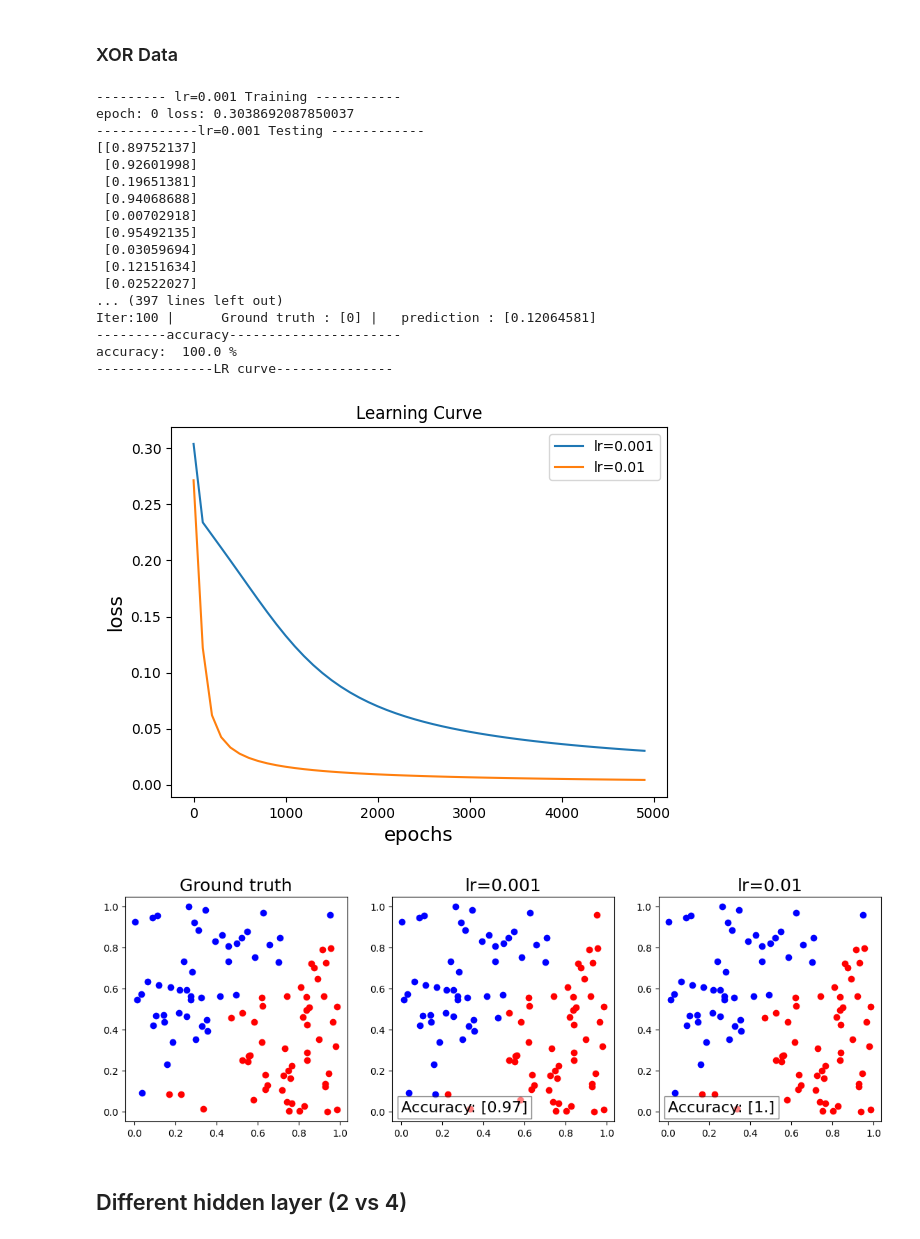
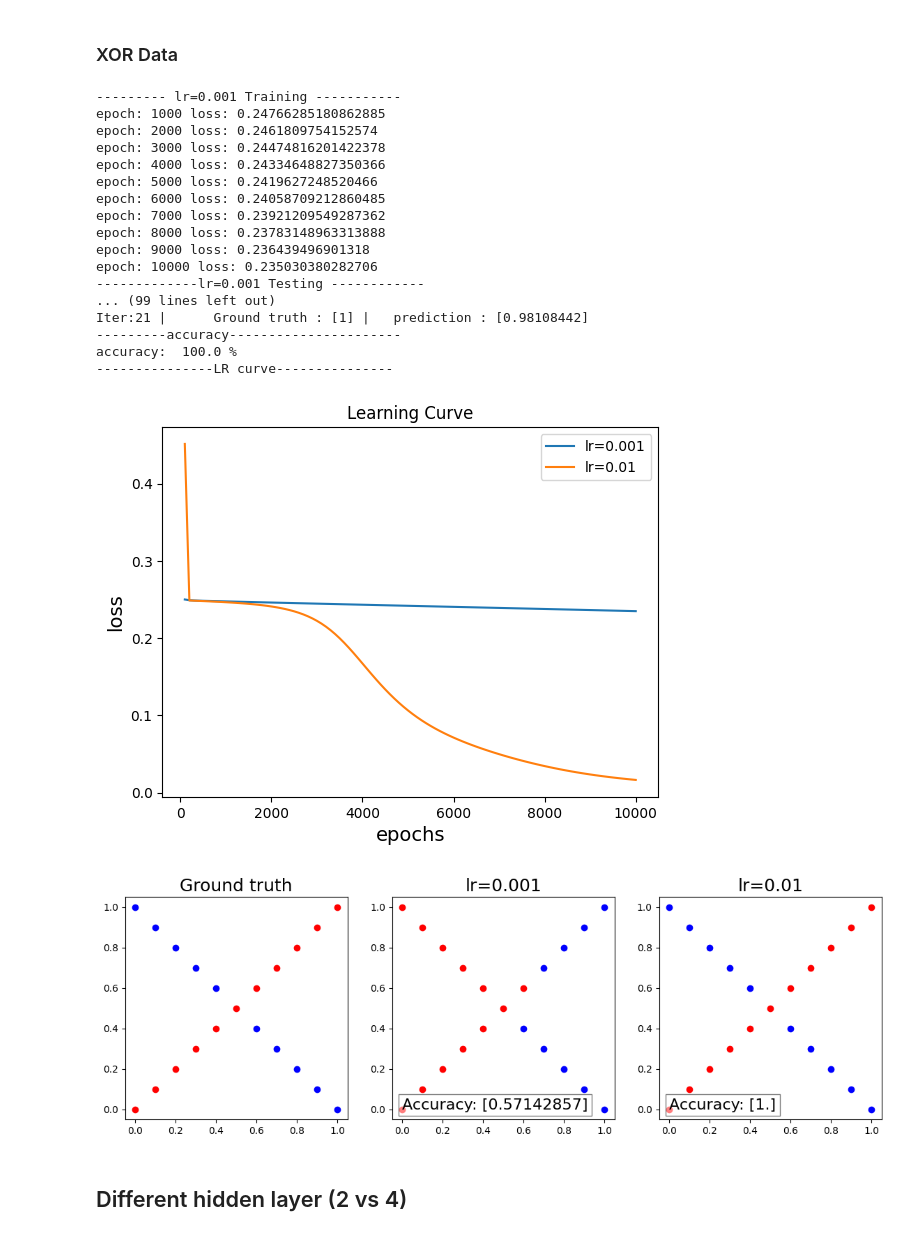
Before and after one commit to kent01287/2024_NYCU_DLP, a Jupyter notebook: Lab1/main.ipynb, the cells around one changed output. Drawn from its saved outputs; the diff is of its cells as text; code cells hidden in the pictures.

```diff
--- a/Lab1/main.ipynb
+++ b/Lab1/main.ipynb
@@ -174,7 +174,7 @@ def compare(x,y,mode1,model2,label1,label2):
         y_test = model1.forward(x)
         loss = model1.back_propagation(x, y)
 
-        if(epoch % 5000 == 0):
+        if(epoch % 1000 == 0):
             print(f"epoch: {epoch} loss: {loss}")
         #每100更新loss
         if(epoch % 100 == 0):
@@ -217,7 +217,7 @@ def compare(x,y,mode1,model2,label1,label2):
         y_test = model2.forward(x)
         loss = model2.back_propagation(x, y)
 
-        if(epoch % 5000 == 0):
+        if(epoch % 1000 == 0):
             print(f"epoch: {epoch} loss: {loss}")
         #每100更新loss
         if(epoch % 100 == 0):
@@ -500,31 +500,31 @@ accuracy:  100.0 %
 ### XOR Data
 # %%
 x_xor,y_xor =generate_XOR_easy()
-epochs = 5000
+epochs = 10000
 model1  = Model(learning_rate=0.001)
 model2 = Model(learning_rate=0.01)
 # training
-compare(x,y,model1,model2,"lr=0.001","lr=0.01")
+compare(x_xor,y_xor,model1,model2,"lr=0.001","lr=0.01")
 # %% [output]
 --------- lr=0.001 Training -----------
-epoch: 0 loss: 0.3038692087850037
+epoch: 1000 loss: 0.24766285180862885
+epoch: 2000 loss: 0.2461809754152574
+epoch: 3000 loss: 0.24474816201422378
+epoch: 4000 loss: 0.24334648827350366
+epoch: 5000 loss: 0.2419627248520466
+epoch: 6000 loss: 0.24058709212860485
+epoch: 7000 loss: 0.23921209549287362
+epoch: 8000 loss: 0.23783148963313888
+epoch: 9000 loss: 0.236439496901318
+epoch: 10000 loss: 0.235030380282706
 -------------lr=0.001 Testing ------------
-[[0.89752137]
- [0.92601998]
- [0.19651381]
- [0.94068688]
- [0.00702918]
- [0.95492135]
- [0.03059694]
- [0.12151634]
- [0.02522027]
-... (397 lines left out)
-Iter:100 |      Ground truth : [0] |   prediction : [0.12064581]
+... (99 lines left out)
+Iter:21 |      Ground truth : [1] |   prediction : [0.98108442]
 ---------accuracy----------------------
 accuracy:  100.0 %
 ---------------LR curve---------------
-[figure, old version]
+[figure, new version]
-[figure, old version]
+[figure, new version]
 # %% [markdown]
 ## Different hidden layer (2 vs 4)
 # %%
```
Also changed, not shown: parts of 22 cells of this notebook.
